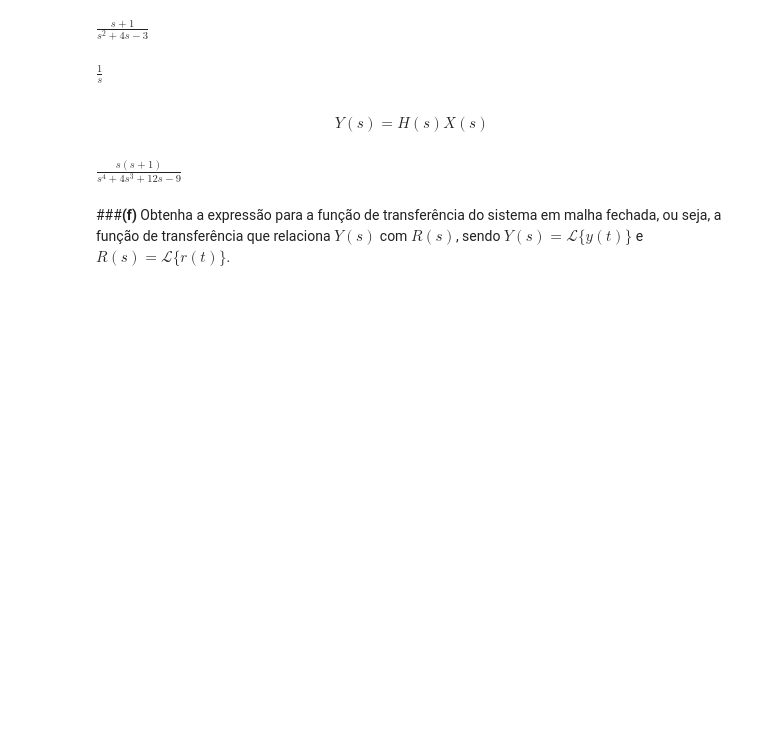
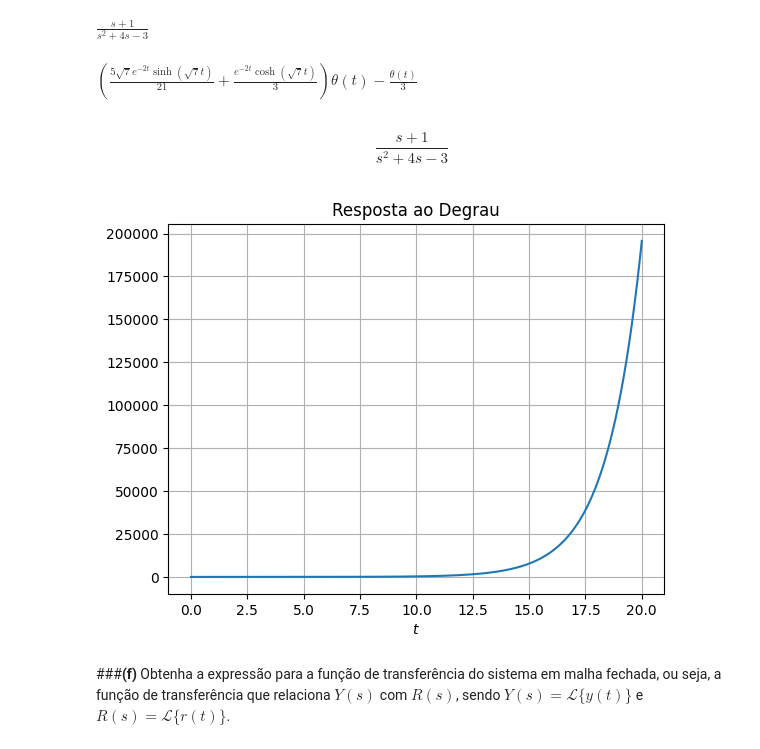
Before and after one commit to nestorfranca/Sinais, a Jupyter notebook: Prova2.ipynb, the cells around one changed output. Drawn from its saved outputs; the diff is of its cells as text; code cells hidden in the pictures; blank space fills up the shorter version.

```diff
--- a/Prova2.ipynb
+++ b/Prova2.ipynb
@@ -477,16 +489,34 @@ H = G/(1 + G)
 sympy.simplify(H)
 # %% [output]
 $\displaystyle \frac{s + 1}{s^{2} + 4 s - 3}$
-# %%
-x = sympy.Heaviside(t)
-Laplace(x)
-# %% [output]
-$\displaystyle \frac{1}{s}$
-# %% [markdown]
-$$Y(s) =H(s)X(s)$$
-# %%
-Y = H*X
-sympy.simplify(Y)
-# %% [output]
-$\displaystyle \frac{s \left(s + 1\right)}{s^{4} + 4 s^{3} + 12 s - 9}$
+# %%
+invLaplace(sympy.simplify(H*(1/s)))
+# %% [output]
+$\displaystyle \left(\frac{5 \sqrt{7} e^{- 2 t} \sinh{\left(\sqrt{7} t \right)}}{21} + \frac{e^{- 2 t} \cosh{\left(\sqrt{7} t \right)}}{3}\right) \theta\left(t\right) - \frac{\theta\left(t\right)}{3}$
+# %%
+import control as control
+import numpy as np
+
+num = np.array([1, 1])
+den = np.array([1, 4, -3])
+H = control.tf(num, den)
+H
+# %% [output]
+$$\frac{s + 1}{s^2 + 4 s - 3}$$
+# %%
+t0 = 0
+tend = 20
+dt = 1e-4
+Npontos = int((tend - t0)/dt)
+T = np.linspace(t0,tend,Npontos)
+
+t, h = control.step_response(H, T)
+
+plt.plot(t, h)
+plt.title("Resposta ao Degrau")
+plt.xlabel('$t$')
+plt.grid()
+plt.show()
+# %% [output]
+[figure, added]
 # %% [markdown]
```
Also changed, not shown: parts of 14 cells of this notebook.
